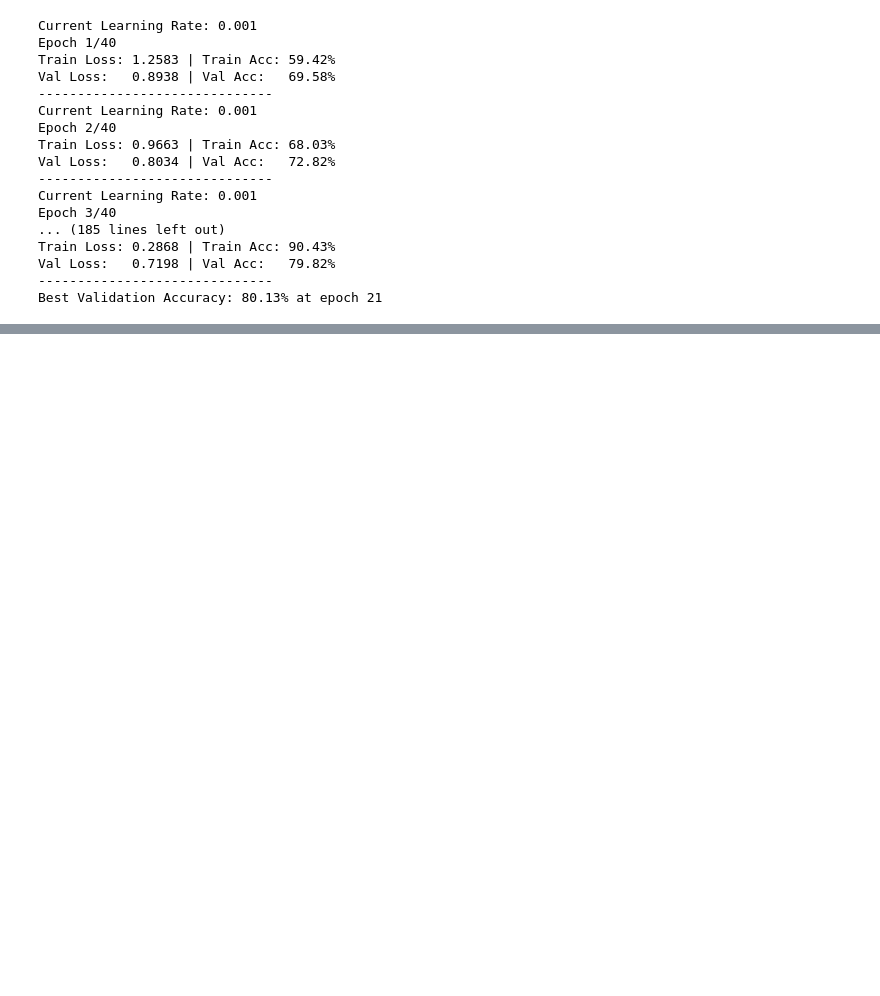
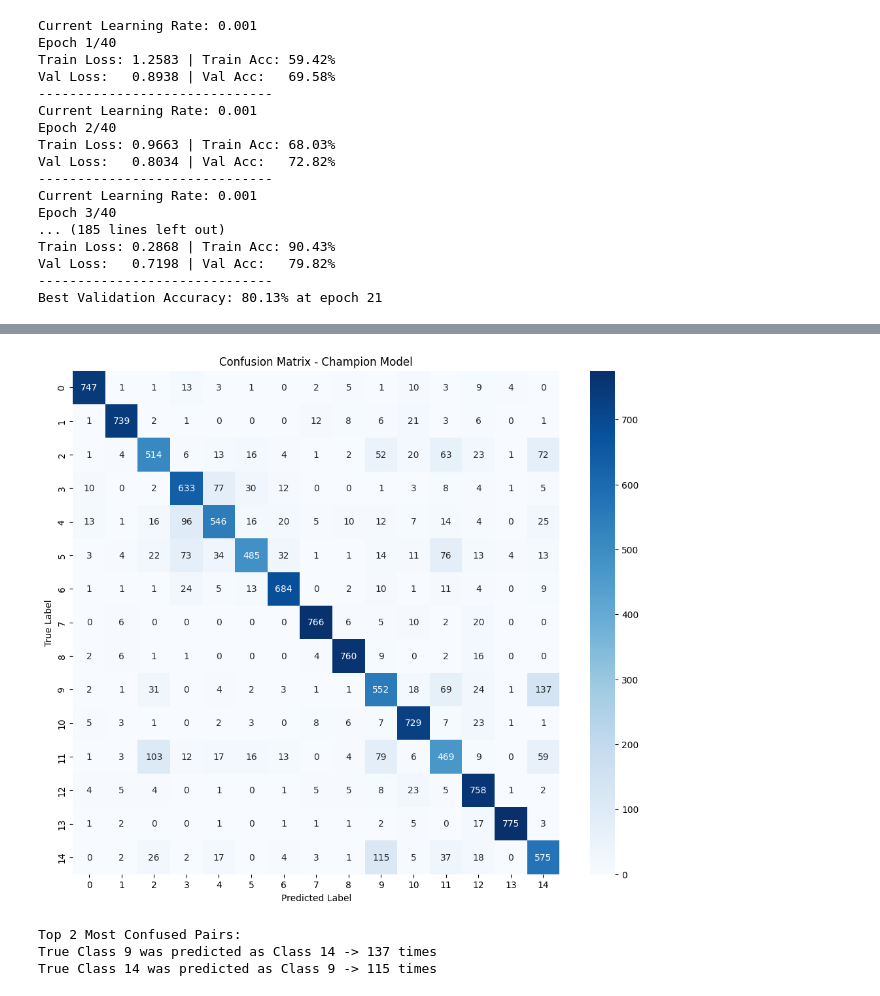
Before and after one commit to AmmarAsdaque/AI600-Assignment2, a Jupyter notebook: AI600_Assignment_2.ipynb, the cells around one changed output, grey strips where cells are left out. Cells and saved outputs as stored; diff of their text form; code cells hidden in the pictures; blank space fills up the shorter version.

```diff
--- a/AI600_Assignment_2.ipynb
+++ b/AI600_Assignment_2.ipynb
@@ -831,0 +1022,16 @@ Best Validation Accuracy: 80.13% at epoch 21
+# %%
+import torchvision.transforms as T
+
+# Define a light augmentation pipeline
+# Degrees: Rotate between -10 and +10 degrees
+# Translate: Shift the image up/down/left/right by up to 10%
+augment = T.Compose([
+    T.RandomRotation(degrees=10),
+    T.RandomAffine(degrees=0, translate=(0.1, 0.1))
+])
+# %%
+# Added data augmentation, then will experiment with other changes if needed.
+model = Champion().to(device)
+optimizer = optim.AdamW(model.parameters(), lr=0.001)
+scheduler = torch.optim.lr_scheduler.ReduceLROnPlateau(optimizer, mode='min', factor=0.5, patience=3)
+criterion = nn.CrossEntropyLoss(label_smoothing=0.1)
@@ -831,0 +1123,50 @@ Best Validation Accuracy: 80.13% at epoch 21
+# %%
+model = Champion()
+model.load_state_dict(torch.load('best_model_champion8.pth'))
+model.to(device)
+model.eval()
+
+all_preds = []
+all_targets = []
+
+# 2. Gather all predictions from the validation set
+with torch.no_grad():
+    for inputs, targets in val_loader:
+        inputs, targets = inputs.to(device), targets.to(device)
+
+        outputs = model(inputs)
+        preds = torch.argmax(outputs, dim=1)
+
+        all_preds.extend(preds.cpu().numpy())
+        all_targets.extend(targets.cpu().numpy())
+
+# 3. Generate the Confusion Matrix
+cm = confusion_matrix(all_targets, all_preds)
+
+# Plotting
+plt.figure(figsize=(12, 10))
+sns.heatmap(cm, annot=True, fmt='d', cmap='Blues')
+plt.xlabel('Predicted Label')
+plt.ylabel('True Label')
+plt.title('Confusion Matrix - Champion Model')
+plt.show()
+
+# 4. Find the Top 2 Confused Pairs
+# Fill diagonal with 0s so we only look at mistakes
+np.fill_diagonal(cm, 0)
+
+# Flatten and get the indices of the highest errors
+flat_cm = cm.flatten()
+top_2_indices = flat_cm.argsort()[-2:][::-1]
+
+print("Top 2 Most Confused Pairs:")
+for idx in top_2_indices:
+    true_class = idx // 15  # Assuming 15 classes
+    pred_class = idx % 15
+    mistakes = cm[true_class, pred_class]
+    print(f"True Class {true_class} was predicted as Class {pred_class} -> {mistakes} times")
+# %% [output]
+[figure, added]
+Top 2 Most Confused Pairs:
+True Class 9 was predicted as Class 14 -> 137 times
+True Class 14 was predicted as Class 9 -> 115 times
```
Also changed, not shown: parts of 24 cells of this notebook.
